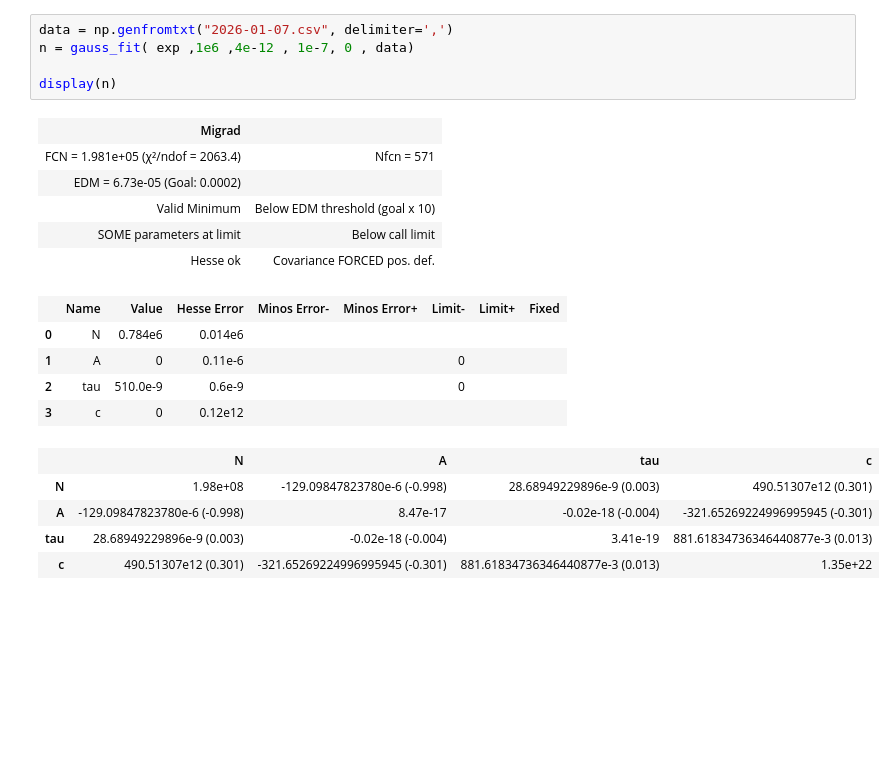
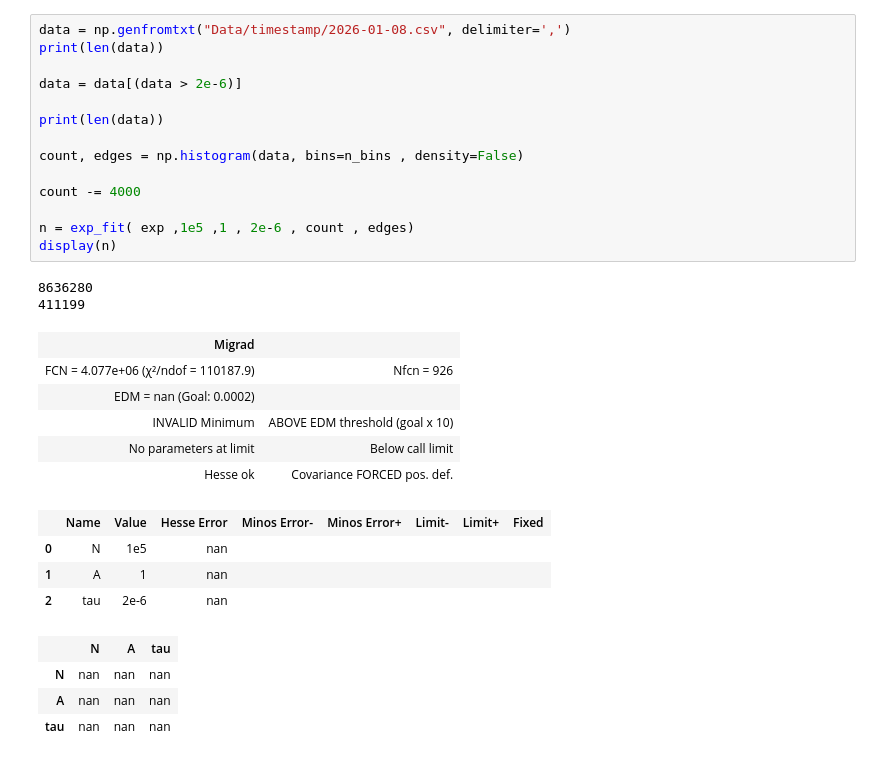
Before and after one commit to Matti-z/Lab-muons, a Jupyter notebook: hist.ipynb, the cells around one changed output. Saved outputs shown, nothing was run; the diff lists cells and outputs as text; blank space fills up the shorter version.

```diff
--- a/hist.ipynb
+++ b/hist.ipynb
@@ -32,22 +65,31 @@ def gauss_fit(cdf, N, A , tau, c , en):
 # %%
-data = np.genfromtxt("2026-01-07.csv", delimiter=',')
-n = gauss_fit( exp ,1e6 ,4e-12 , 1e-7, 0 , data)
+data = np.genfromtxt("Data/timestamp/2026-01-08.csv", delimiter=',')
+print(len(data))
 
+data = data[(data > 2e-6)]
+
+print(len(data))
+
+count, edges = np.histogram(data, bins=n_bins , density=False)
+
+count -= 4000
+
+n = exp_fit( exp ,1e5 ,1 , 2e-6 , count , edges)
 display(n)
 # %% [output]
+8636280
+411199
 | Migrad |  |
-| FCN = 1.981e+05 (χ²/ndof = 2063.4) | Nfcn = 571 |
-| EDM = 6.73e-05 (Goal: 0.0002) |  |
-| Valid Minimum | Below EDM threshold (goal x 10) |
-| SOME parameters at limit | Below call limit |
+| FCN = 4.077e+06 (χ²/ndof = 110187.9) | Nfcn = 926 |
+| EDM = nan (Goal: 0.0002) |  |
+| INVALID Minimum | ABOVE EDM threshold (goal x 10) |
+| No parameters at limit | Below call limit |
 | Hesse ok | Covariance FORCED pos. def. |
 |  | Name | Value | Hesse Error | Minos Error- | Minos Error+ | Limit- | Limit+ | Fixed |
-| 0 | N | 0.784e6 | 0.014e6 |  |  |  |  |  |
-| 1 | A | 0 | 0.11e-6 |  |  | 0 |  |  |
-| 2 | tau | 510.0e-9 | 0.6e-9 |  |  | 0 |  |  |
-| 3 | c | 0 | 0.12e12 |  |  |  |  |  |
+| 0 | N | 1e5 | nan |  |  |  |  |  |
+| 1 | A | 1 | nan |  |  |  |  |  |
+| 2 | tau | 2e-6 | nan |  |  |  |  |  |
-|  | N | A | tau | c |
-| N | 1.98e+08 | -129.09847823780e-6 (-0.998) | 28.68949229896e-9 (0.003) | 490.51307e12 (0.301) |
-| A | -129.09847823780e-6 (-0.998) | 8.47e-17 | -0.02e-18 (-0.004) | -321.65269224996995945 (-0.301) |
-| tau | 28.68949229896e-9 (0.003) | -0.02e-18 (-0.004) | 3.41e-19 | 881.61834736346440877e-3 (0.013) |
-| c | 490.51307e12 (0.301) | -321.65269224996995945 (-0.301) | 881.61834736346440877e-3 (0.013) | 1.35e+22 |
+|  | N | A | tau |
+| N | nan | nan | nan |
+| A | nan | nan | nan |
+| tau | nan | nan | nan |
```
Also changed, not shown: parts of 6 cells of this notebook, 1 other file.
